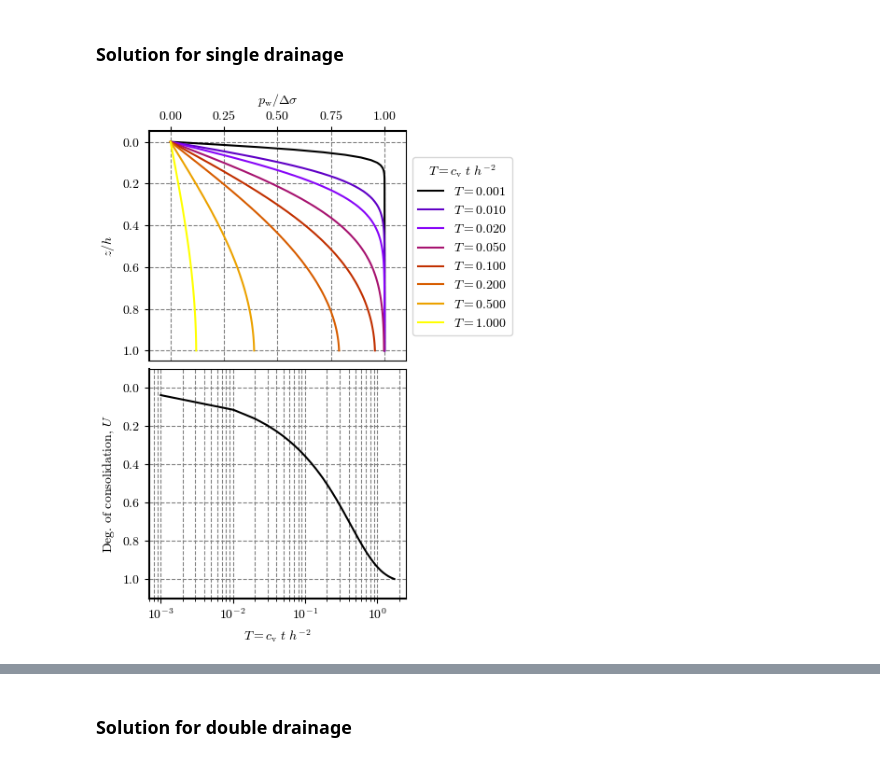
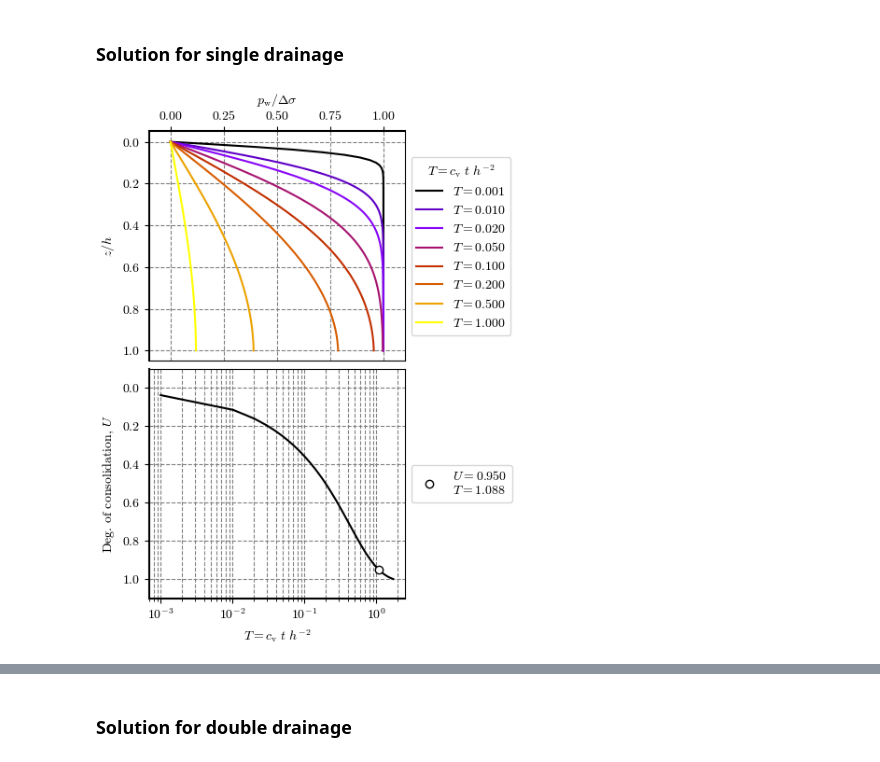
Before and after one commit to AppliedMechanics-EAFIT/soil_mechanics, a Jupyter notebook: notebooks/consolidation_1D.ipynb, the cells around one changed output, grey strips where cells are left out. Drawn from its saved outputs; the diff is of its cells as text; code cells hidden in the pictures.

```diff
--- a/notebooks/consolidation_1D.ipynb
+++ b/notebooks/consolidation_1D.ipynb
@@ -62,13 +61,13 @@ html_setup = '<style> div.jupyter-widgets.widget-label {display: none;} </style>
 # %% [markdown]
 ## Functions
 # %%
-def numercial_sol(h, cv, t_add=None, t_max=72, Δt=100, N=30, doub_drainage=True, widget=False):
+def numercial_sol(h, cv, t_add=None, t_max=72, Δt=100, N=30, double_drainage=True, T_from_U=None, widget=False):
     # Mesh
     t_max *= 3600  # Convert time to seconds. Maximum time for the simulation
     Nt = int(t_max / Δt) + 1  # Number of time steps
     Δz = h / N  # Node spacing for a uniform discretization
     z = np.linspace(0, h, N + 1)
-    if doub_drainage:
+    if double_drainage:
         H = h/2  # Drainage path length
     else:
         H = h
@@ -93,7 +92,7 @@ def numercial_sol(h, cv, t_add=None, t_max=72, Δt=100, N=30, doub_drainage=True
     # Compute the pore pressure for subsequent time steps
     for n in range(Nt):
         pw[0] = 0  # Boundary condition at the top
-        pw[-1] = 0 if doub_drainage else pw[-2]  # Boundary condition at the bottom
+        pw[-1] = 0 if double_drainage else pw[-2]  # Boundary condition at the bottom
 
         T = cv * n * Δt / H**2 # Dimensionless time
         if n == 1 and T > 0.001:
@@ -120,12 +119,15 @@ def numercial_sol(h, cv, t_add=None, t_max=72, Δt=100, N=30, doub_drainage=True
         if not T_obj:  # Stop when all the desired times are reached
             break
 
+    if T_from_U is not None: # interpolate the time for a given degree of consolidation
+        U_from_T = np.interp(T_from_U, deg_cons, deg_cons_T)
+
     # Plot results
     fig, axs = plt.subplots(ncols=1, nrows=2, layout='constrained', figsize=(4.5, 6))
     # Power pressure
     axs[0].set_prop_cycle(color=plt.colormaps['gnuplot'](np.linspace(0, 1, len(solutions))))
     for sol in solutions:
-        pw2plot = sol[1] if doub_drainage else sol[1][:-1]
+        pw2plot = sol[1] if double_drainage else sol[1][:-1]
         axs[0].plot(pw2plot/Δσ, z/h, label=f'$T={sol[0]:.3f}$')
     axs[0].set(xlabel='$p_\mathrm{w} / \\Delta \\sigma$', ylabel='$z / h$',
            xlim=[-.1, 1.1])
@@ -139,14 +141,20 @@ def numercial_sol(h, cv, t_add=None, t_max=72, Δt=100, N=30, doub_drainage=True
                ylabel='Deg. of consolidation, $U$')
     axs[1].set_xscale('log')
     axs[1].spines[["left", "bottom"]].set_linewidth(1.5)
+    if T_from_U is not None:  # edge blue and fill white
+        axs[1].plot(U_from_T, T_from_U, ls='', marker='o',  mec='k', mfc='w',
+                    label=f'$U={T_from_U:.3f}$\n$T={U_from_T:.3f}$')
+        axs[1].legend(loc="center left", bbox_to_anchor=(1, 0.5))
     for ax in axs:
         ax.invert_yaxis()
         ax.grid(True, which="both", color="gray", linestyle="--")
+    fig.canvas.header_visible = False
+    fig.canvas.toolbar_position = 'bottom'
     if widget:
         display(fig)
     else:
         plt.show()
-        display(wgt.HTML(html_setup))
+        display(wgt.HTML())
     plt.close()
     return
 # %% [markdown]
@@ -166,10 +174,13 @@ t_max = 10 * 24  # Maximum time for visualization [h]
 # %% [markdown]
 ### Solution for single drainage
 # %%
-doub_drainage = False
-numercial_sol(h, cv, t_add, t_max, Δt, N, doub_drainage)
+double_drainage = False
+T_from_U = 0.95
+# T_from_U = None
+
+numercial_sol(h, cv, t_add, t_max, Δt, N, double_drainage, T_from_U)
 # %% [output]
-[figure, old version]
+[figure, new version]
 [interactive output not drawn]
 # %% [markdown]
 ### Solution for double drainage
```
Also changed, not shown: parts of 3 cells of this notebook.
